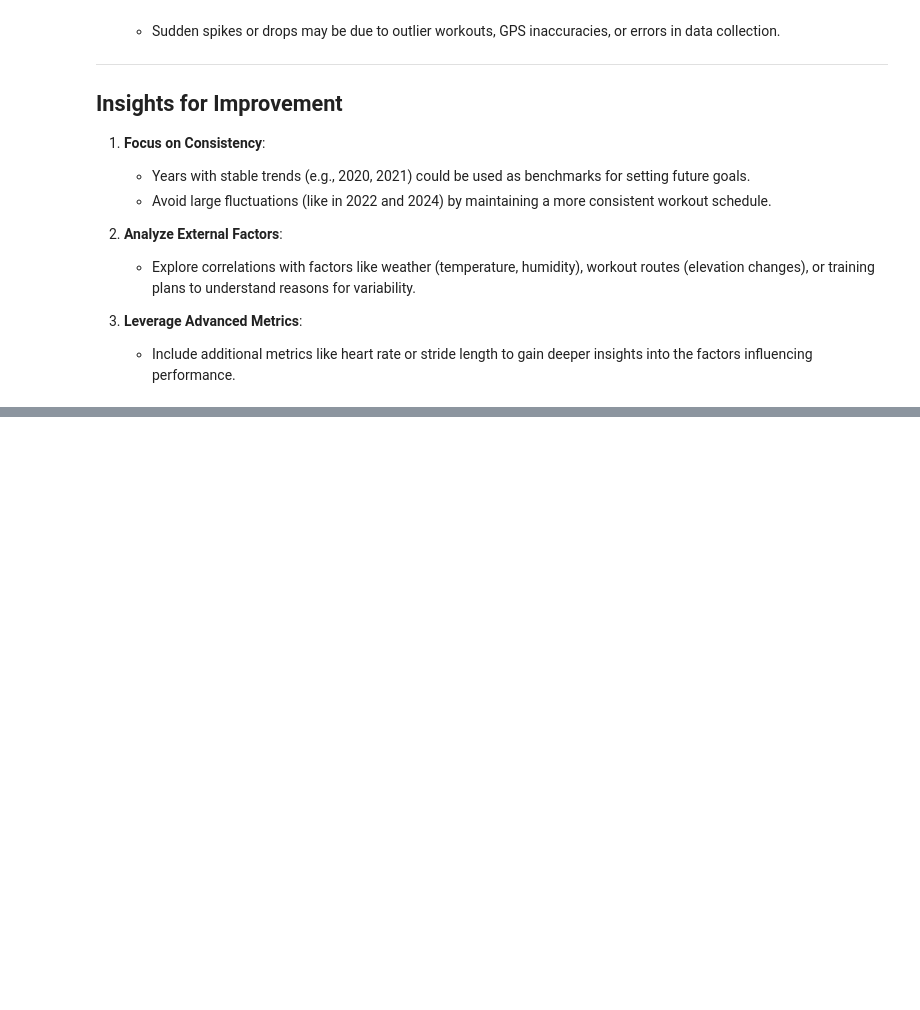
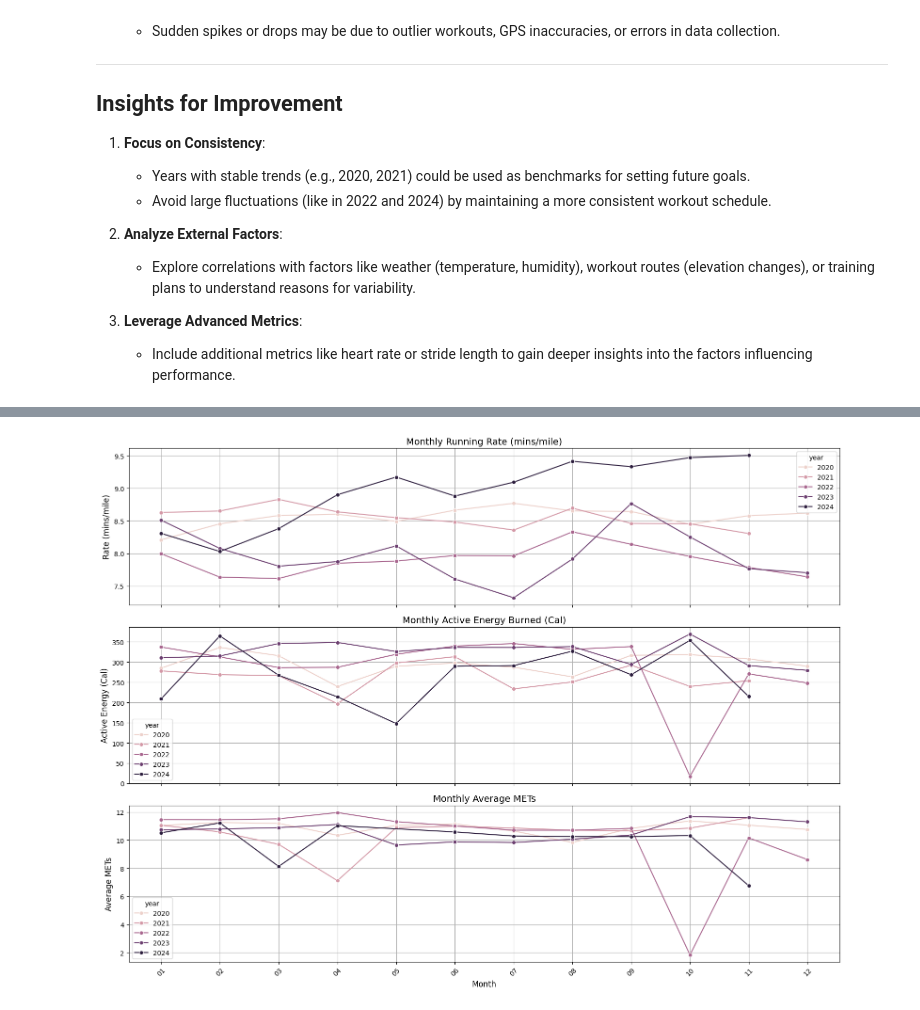
Before and after one commit to Jalley22/apple-health-run-analysis, a Jupyter notebook: 2_eda_workout_trends.ipynb, the cells around one changed output, grey strips where cells are left out. Drawn from its saved outputs; the diff is of its cells as text; code cells hidden in the pictures; blank space fills up the shorter version.

```diff
--- a/2_eda_workout_trends.ipynb
+++ b/2_eda_workout_trends.ipynb
@@ -442,0 +475,42 @@ plt.show()
+# %%
+# create a monthly summary table for running workouts
+running_monthly_stats_df = corrected_workouts.groupby(['year','MonthDay']).agg({
+    'rate_mins_mile_smooth' : ['count','mean'],
+    'ActiveEnergyBurned_sum_Cal' : 'mean',
+     'AverageMETs' : 'mean'
+
+})
+# %%
+# Reset index to access year and MonthDay as columns
+df = running_monthly_stats_df.reset_index()
+df.columns = ['_'.join(filter(None, col)).strip() for col in df.columns]
+# Set up a figure and axes
+fig, ax = plt.subplots(3, 1, figsize=(16, 12), sharex=True)
+
+# Plot rate (mins/mile) trend
+sns.lineplot(data=df, x="MonthDay", y="rate_mins_mile_smooth_mean", hue="year", ax=ax[0], marker="o")
+ax[0].set_title("Monthly Running Rate (mins/mile)", fontsize=14)
+ax[0].set_ylabel("Rate (mins/mile)", fontsize=12)
+ax[0].grid(True)
+
+# Plot Active Energy Burned trend
+sns.lineplot(data=df, x="MonthDay", y="ActiveEnergyBurned_sum_Cal_mean", hue="year", ax=ax[1], marker="o")
+ax[1].set_title("Monthly Active Energy Burned (Cal)", fontsize=14)
+ax[1].set_ylabel("Active Energy (Cal)", fontsize=12)
+ax[1].grid(True)
+
+# Plot Average METs trend
+sns.lineplot(data=df, x="MonthDay", y="AverageMETs_mean", hue="year", ax=ax[2], marker="o")
+ax[2].set_title("Monthly Average METs", fontsize=14)
+ax[2].set_ylabel("Average METs", fontsize=12)
+ax[2].grid(True)
+
+# Customize x-axis
+ax[2].set_xlabel("Month", fontsize=12)
+ax[2].set_xticks(df["MonthDay"].unique())
+ax[2].tick_params(axis="x", rotation=45)
+
+plt.tight_layout()
+plt.show()
+# %% [output]
+[figure, added]
```
Also changed, not shown: parts of 8 cells of this notebook.
